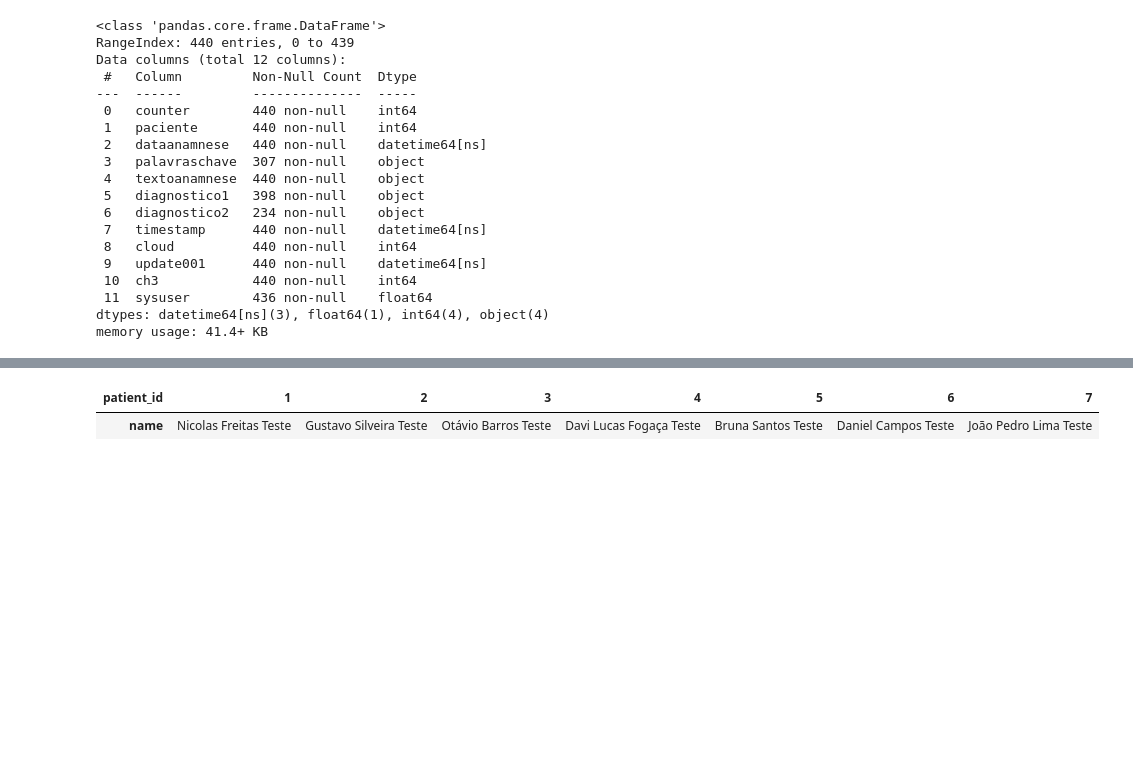
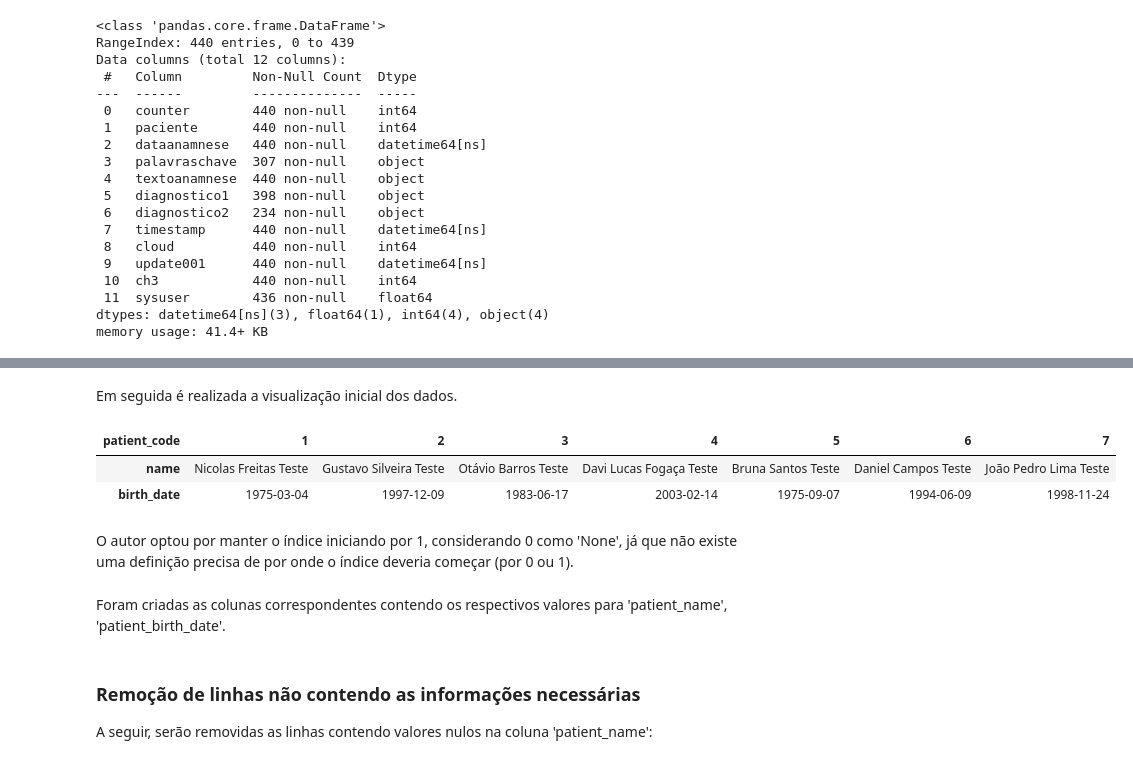
Before and after one commit to jeas560/iclinic-migration-challenge, a Jupyter notebook: desafio_base2_evolucao.ipynb, the cells around one changed output, grey strips where cells are left out. Drawn from its saved outputs; the diff is of its cells as text; code cells hidden in the pictures; blank space fills up the shorter version.

Commit message:
Fixing errors and finishing text base2

```diff
--- a/desafio_base2_evolucao.ipynb
+++ b/desafio_base2_evolucao.ipynb
@@ -70,7 +115,2 @@ df['eventblock_name'] = np.nan
 # %%
-# Tratamento 'patient_name'
-df_patient_names = pd.read_csv('desafio-base2-output/patient.csv', index_col=["patient_id"], usecols = ["patient_id","name"])
-df_patient_names.head(7).T
+df_patient = pd.read_csv('desafio-base2-output/patient.csv', index_col=["patient_code"], usecols = ["patient_code","birth_date","name"])
-# %% [output]
-| patient_id | 1 | 2 | 3 | 4 | 5 | 6 | 7 |
-| name | Nicolas Freitas Teste | Gustavo Silveira Teste | Otávio Barros Teste | Davi Lucas Fogaça Teste | Bruna Santos Teste | Daniel Campos Teste | João Pedro Lima Teste |
@@ -95,0 +117,10 @@ df["eventblock_text"] = '"'+df["eventblock_text"]+'"'
+# %% [markdown]
+Em seguida é realizada a visualização inicial dos dados.
+# %%
+df_patient.head(7).T
+# %% [output]
+| patient_code | 1 | 2 | 3 | 4 | 5 | 6 | 7 |
+| name | Nicolas Freitas Teste | Gustavo Silveira Teste | Otávio Barros Teste | Davi Lucas Fogaça Teste | Bruna Santos Teste | Daniel Campos Teste | João Pedro Lima Teste |
+| birth_date | 1975-03-04 | 1997-12-09 | 1983-06-17 | 2003-02-14 | 1975-09-07 | 1994-06-09 | 1998-11-24 |
+# %% [markdown]
+O autor optou por manter o índice iniciando por 1, considerando 0 como 'None', já que não existe uma definição precisa de por onde o índice deveria começar (por 0 ou 1).
@@ -95,0 +129,2 @@ df["eventblock_text"] = '"'+df["eventblock_text"]+'"'
+# %% [markdown]
+Foram criadas as colunas correspondentes contendo os respectivos valores para 'patient_name', 'patient_birth_date'.
@@ -95,0 +134,4 @@ df["eventblock_text"] = '"'+df["eventblock_text"]+'"'
+# %% [markdown]
+### Remoção de linhas não contendo as informações necessárias
+
+A seguir, serão removidas as linhas contendo valores nulos na coluna 'patient_name':
```
Also changed, not shown: parts of 27 cells of this notebook, 2 other files.
